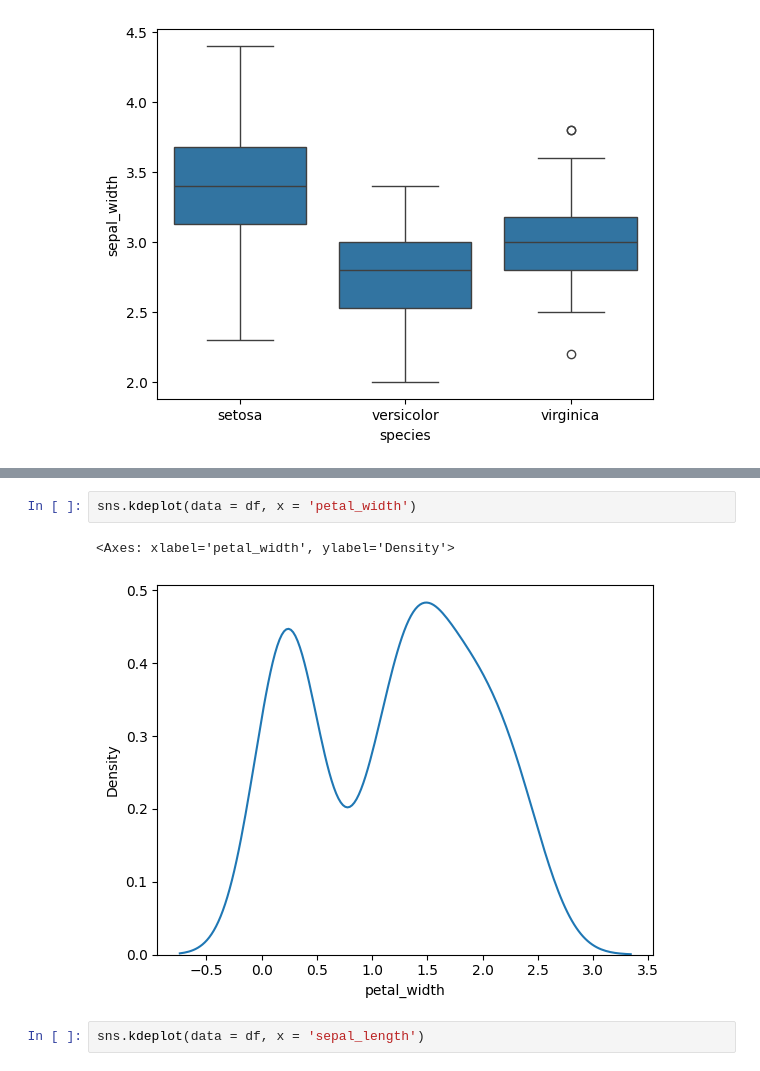
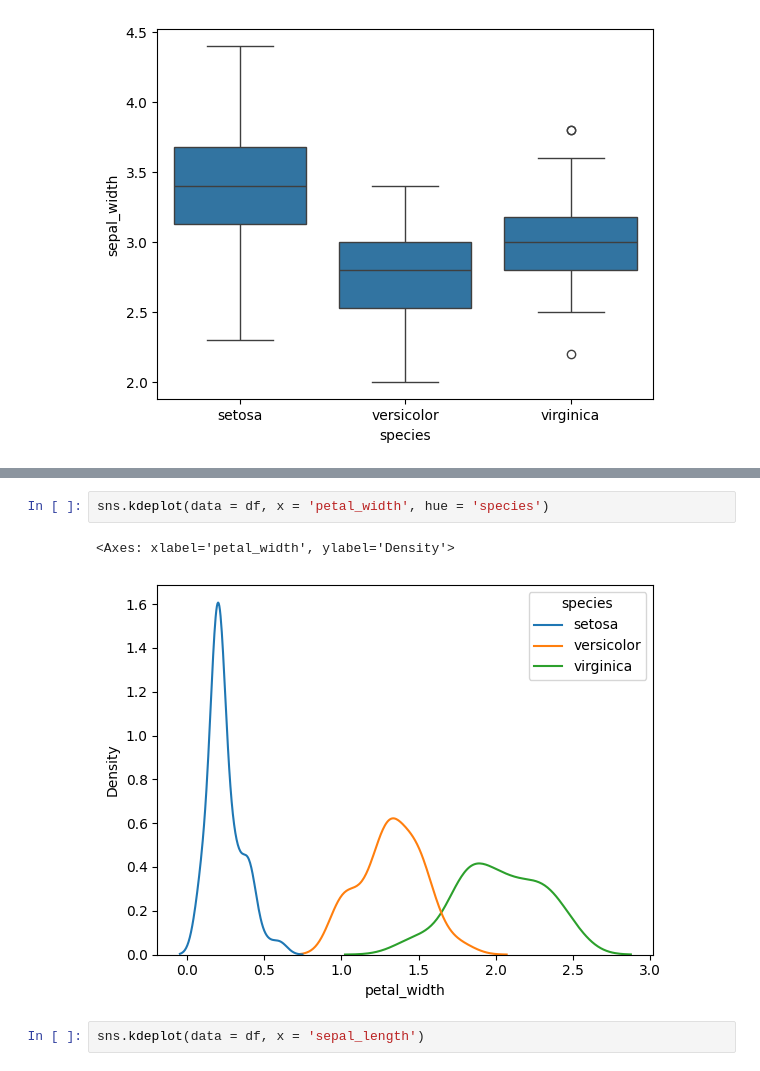
Before and after one commit to shreenathb/DSBDAL, a Jupyter notebook: Assignment_6.ipynb, the cells around one changed output, grey strips where cells are left out. Cells and saved outputs as stored; diff of their text form.

```diff
--- a/Assignment_6.ipynb
+++ b/Assignment_6.ipynb
@@ -72,8 +73,8 @@ ValueError: Could not interpret value `Species` for `hue`. An entry with this na
 # %%
-sns.kdeplot(data = df, x = 'petal_width')
+sns.kdeplot(data = df, x = 'petal_width', hue = 'species')
 # %% [output]
 <Axes: xlabel='petal_width', ylabel='Density'>
-[figure, old version]
+[figure, new version]
 # %%
 sns.kdeplot(data = df, x = 'sepal_length')
 # %% [output]
```
Also changed, not shown: parts of 1 cell of this notebook, 2 other files.
